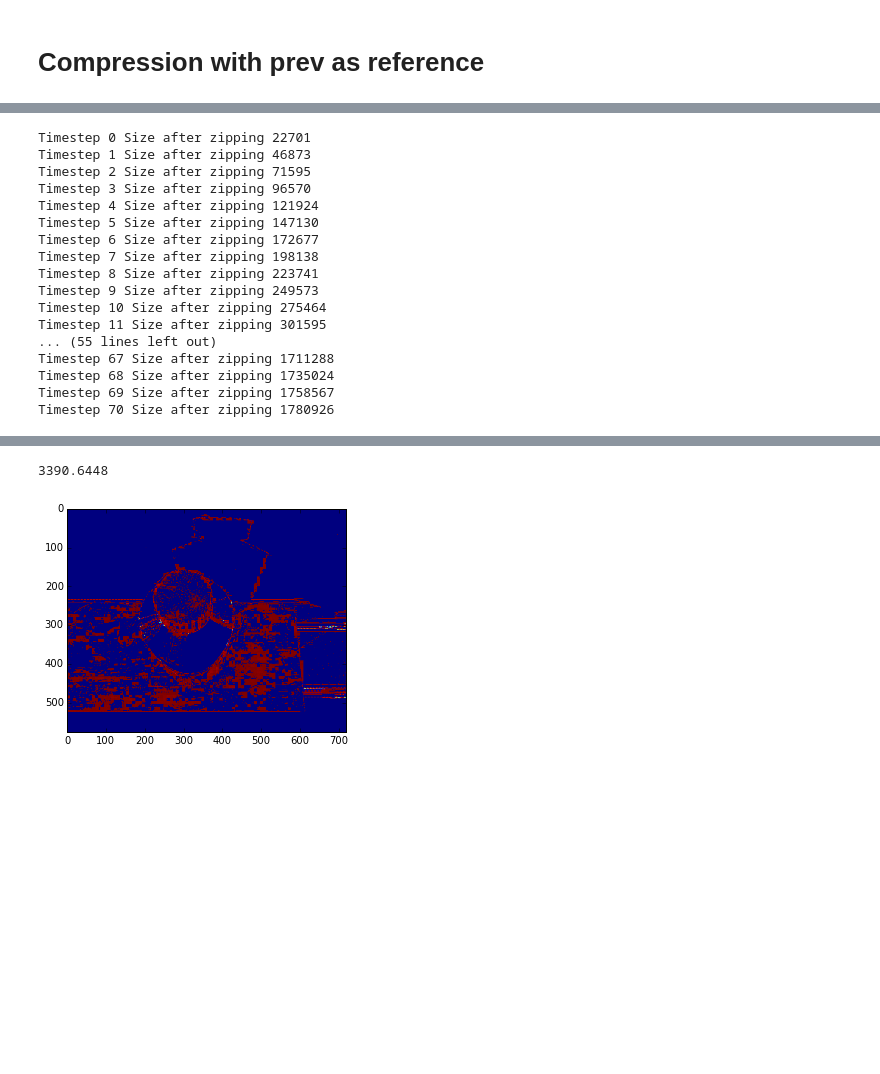
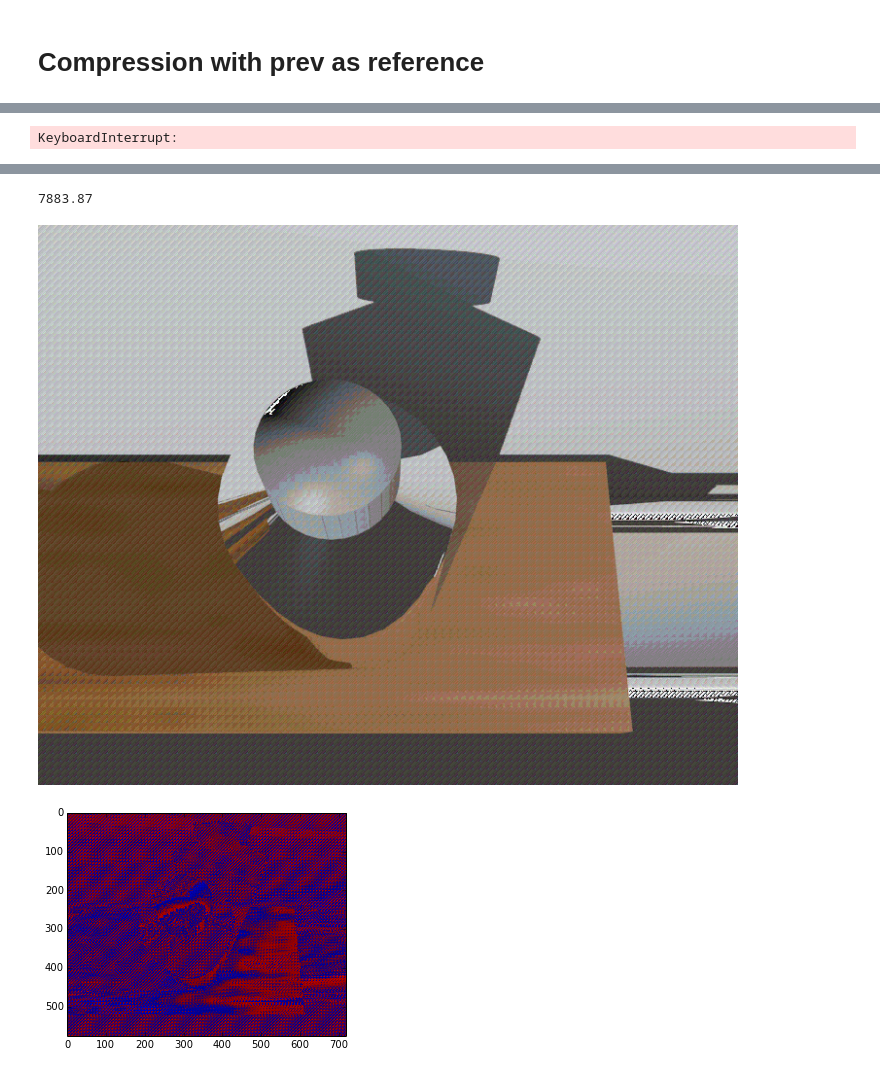
Before and after one commit to lot9s/lfv-compression, a Jupyter notebook: notebooks/compression.ipynb, the cells around one changed output, grey strips where cells are left out. Saved outputs shown, nothing was run; the diff lists cells and outputs as text; code cells hidden in the pictures; blank space fills up the shorter version.

Commit message:
Better compression

```diff
--- a/notebooks/compression.ipynb
+++ b/notebooks/compression.ipynb
@@ -15,7 +18,7 @@ from our_mpeg import (
     load
 )
 # %%
-example = load("/home/dashpole/Documents/lfv-compression/bottle.zip")
+example = load("/home/sidor/Dropbox/light_filed_video/bottle.zip")
 # %%
 import os
 import gzip
@@ -115,23 +118,7 @@ for t in range(example.shape[0] - 1):
 
     print("Timestep", t, "Size after zipping", os.path.getsize(FILENAME), flush=True)
 # %% [output]
-Timestep 0 Size after zipping 22701
-Timestep 1 Size after zipping 46873
-Timestep 2 Size after zipping 71595
-Timestep 3 Size after zipping 96570
-Timestep 4 Size after zipping 121924
-Timestep 5 Size after zipping 147130
-Timestep 6 Size after zipping 172677
-Timestep 7 Size after zipping 198138
-Timestep 8 Size after zipping 223741
-Timestep 9 Size after zipping 249573
-Timestep 10 Size after zipping 275464
-Timestep 11 Size after zipping 301595
-... (55 lines left out)
-Timestep 67 Size after zipping 1711288
-Timestep 68 Size after zipping 1735024
-Timestep 69 Size after zipping 1758567
-Timestep 70 Size after zipping 1780926
+KeyboardInterrupt:
 # %%
 a
 # %% [output]
@@ -160,7 +149,9 @@ a, b = compress_image_with_dual_reference(next_img, prev_img, prev_img_2)
 im = decompress_image_with_dual_reference(a, b, prev_img, prev_img_2)
 # %%
 plt.imshow(im[:,:,0] - next_img[:,:,0])
-np.linalg.norm(im[:,:,0].astype(np.float32) - next_img[:,:,0].astype(np.float32))
+print (np.linalg.norm(im[:,:,0].astype(np.float32) - next_img[:,:,0].astype(np.float32)))
+Image.fromarray(im, "YCbCr").convert("RGB")
 # %% [output]
-3390.6448
+7883.87
-[figure, old version]
+[figure, new version]
+[figure, added]
```
Also changed, not shown: parts of 5 cells of this notebook, 6 other files.
